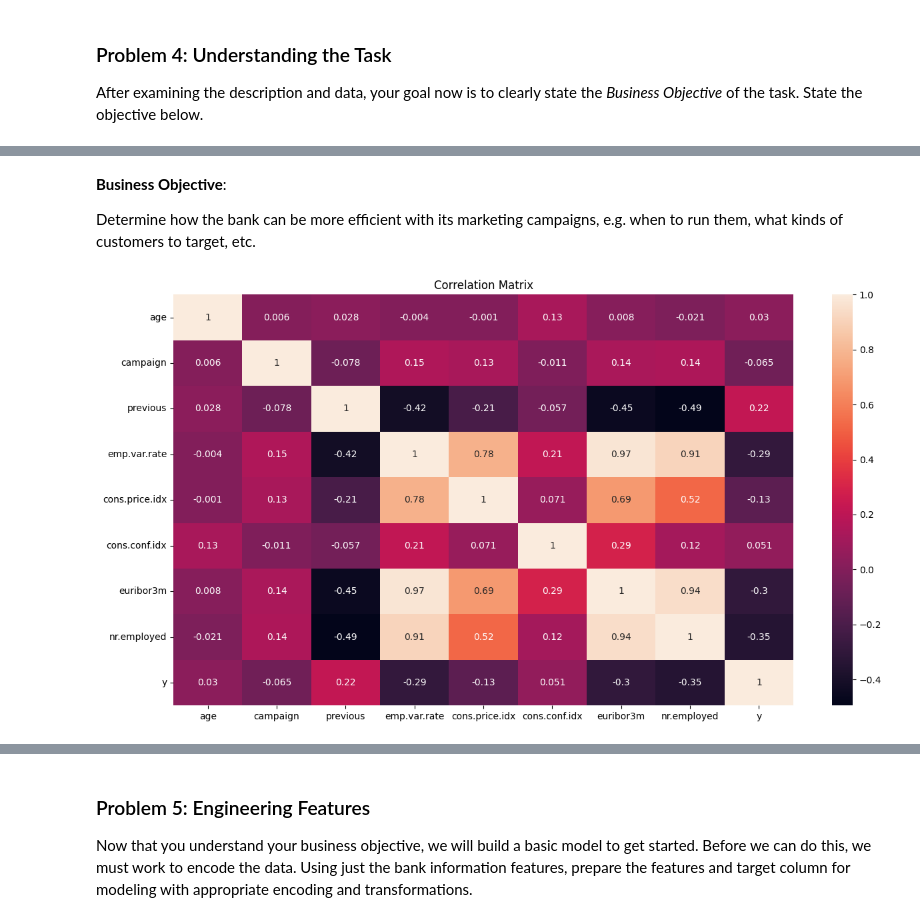
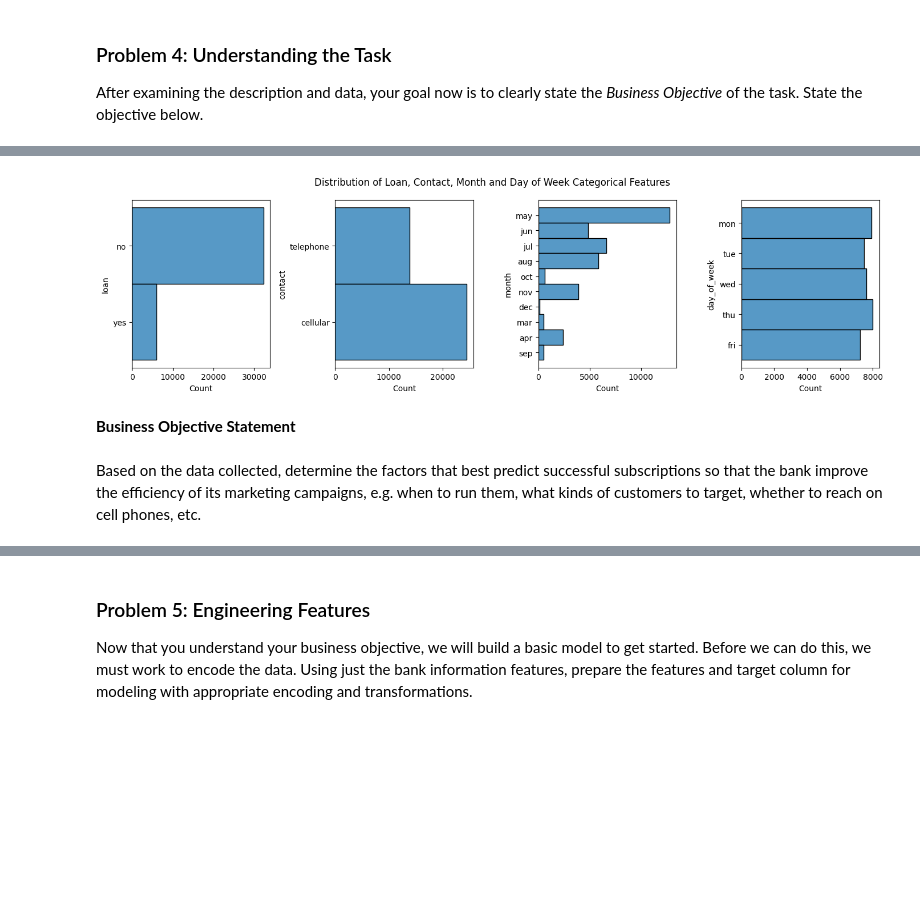
Before and after one commit to pasmith/ucb-mlai-mod-17, a Jupyter notebook: prompt_III.ipynb, the cells around one changed output, grey strips where cells are left out. Cells and saved outputs as stored; diff of their text form; code cells hidden in the pictures; blank space fills up the shorter version.

```diff
--- a/prompt_III.ipynb
+++ b/prompt_III.ipynb
@@ -191,11 +242,17 @@ After examining the description and data, your goal now is to clearly state the
+# %%
+# distribution of categorical features
+fig, ax = plt.subplots(1, 4, figsize=(14, 4))
+sns.histplot(X, y='loan', ax=ax[0])
+sns.histplot(X, y='contact', ax=ax[1])
+sns.histplot(X, y='month', ax=ax[2])
+sns.histplot(X, y='day_of_week', ax=ax[3])
+plt.suptitle('Distribution of Loan, Contact, Month and Day of Week Categorical Features')
+plt.tight_layout()
+# %% [output]
+[figure, added]
+# %% [markdown]
+**Business Objective Statement**
 # %% [markdown]
-**Business Objective**:
 
-Determine how the bank can be more efficient with its marketing campaigns, e.g. when to run them, what kinds of customers to target, etc.
+
+Based on the data collected, determine the factors that best predict successful subscriptions so that the bank improve the efficiency of its marketing campaigns, e.g. when to run them, what kinds of customers to target, whether to reach on cell phones, etc.
-# %%
-corr = X.corr(numeric_only=True).round(3)
-plt.figure(figsize= (15,8))
-sns.heatmap(corr, annot= True)
-plt.title('Correlation Matrix');
-# %% [output]
-[figure, removed]
```
Also changed, not shown: parts of 30 cells of this notebook, 1 other file.
